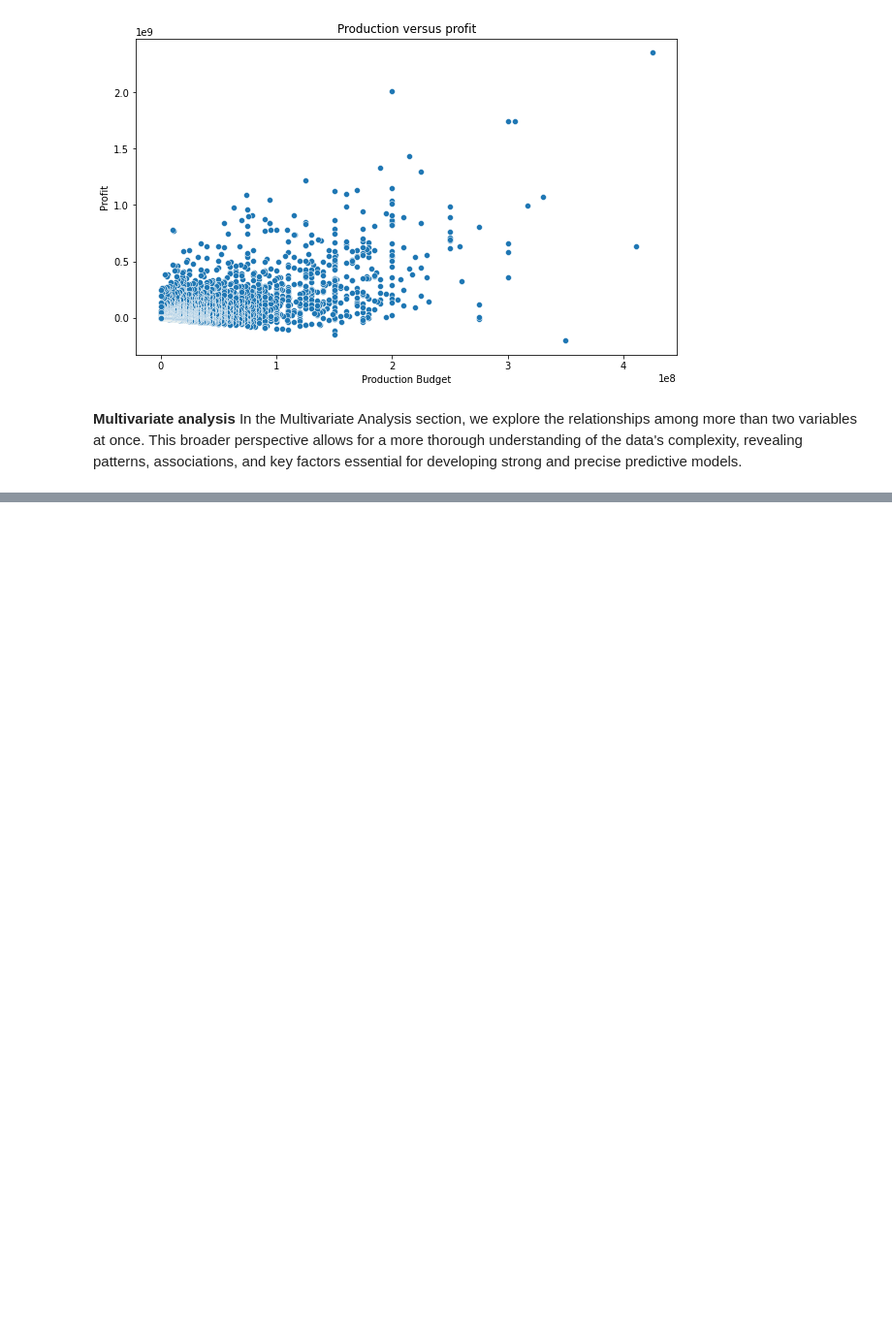
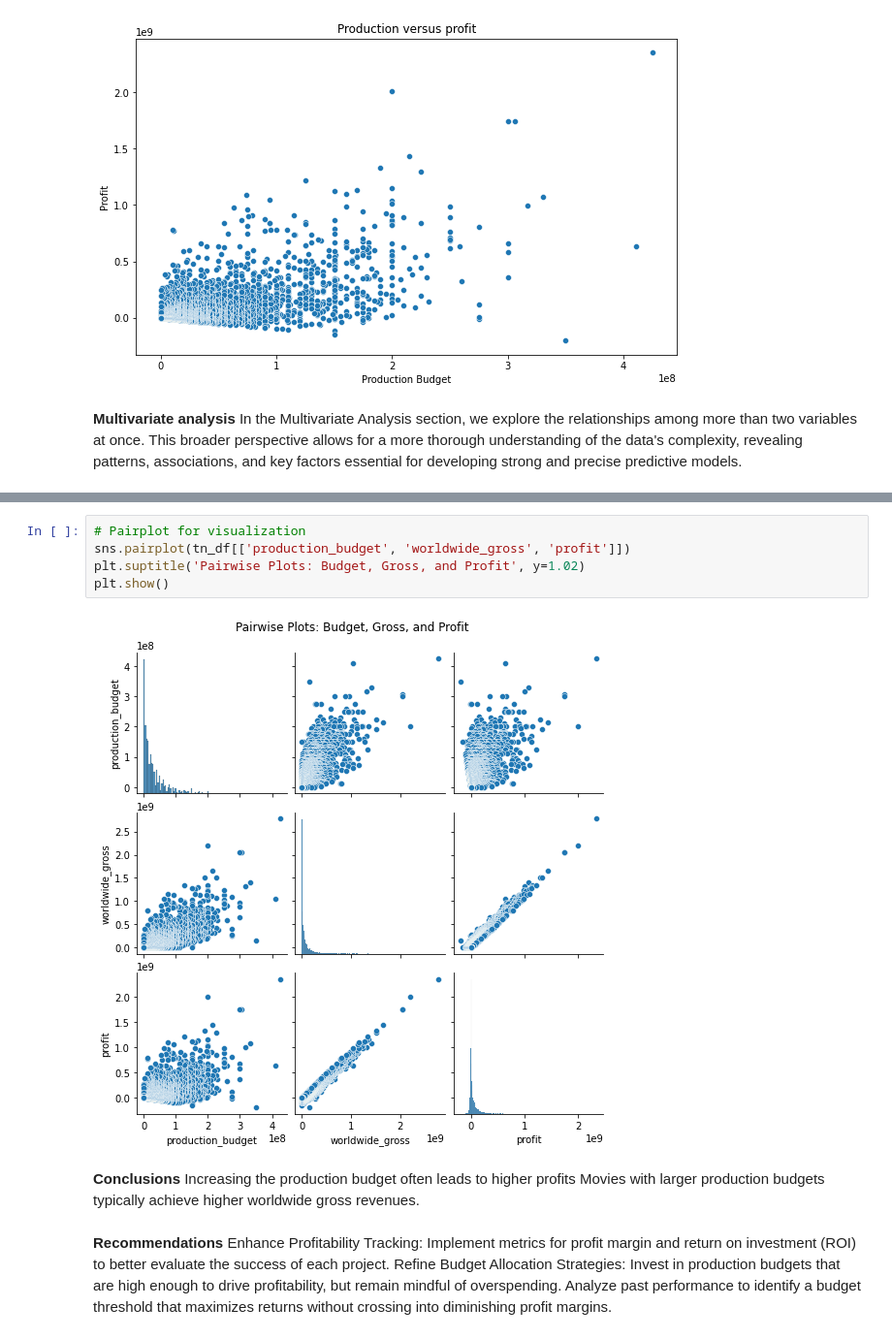
Before and after one commit to Julie97-wb/group6, a Jupyter notebook: main.ipynb, the cells around one changed output, grey strips where cells are left out. Shown: that part at 97% size. Cells and saved outputs as stored; diff of their text form; blank space fills up the shorter version.

```diff
--- a/main.ipynb
+++ b/main.ipynb
@@ -445,0 +478,15 @@ given the positive correlations with production budget.
+# %%
+# Pairplot for visualization
+sns.pairplot(tn_df[['production_budget', 'worldwide_gross', 'profit']])
+plt.suptitle('Pairwise Plots: Budget, Gross, and Profit', y=1.02)
+plt.show()
+# %% [output]
+[figure, added]
+# %% [markdown]
+**Conclusions**
+ Increasing the production budget often leads to higher profits
+ Movies with larger production budgets typically achieve higher worldwide gross revenues.
+# %% [markdown]
+**Recommendations**
+Enhance Profitability Tracking: Implement metrics for profit margin and return on investment (ROI) to better evaluate the success of each project.
+Refine Budget Allocation Strategies: Invest in production budgets that are high enough to drive profitability, but remain mindful of overspending. Analyze past performance to identify a budget threshold that maximizes returns without crossing into diminishing profit margins.
```
Also changed, not shown: parts of 7 cells of this notebook.
